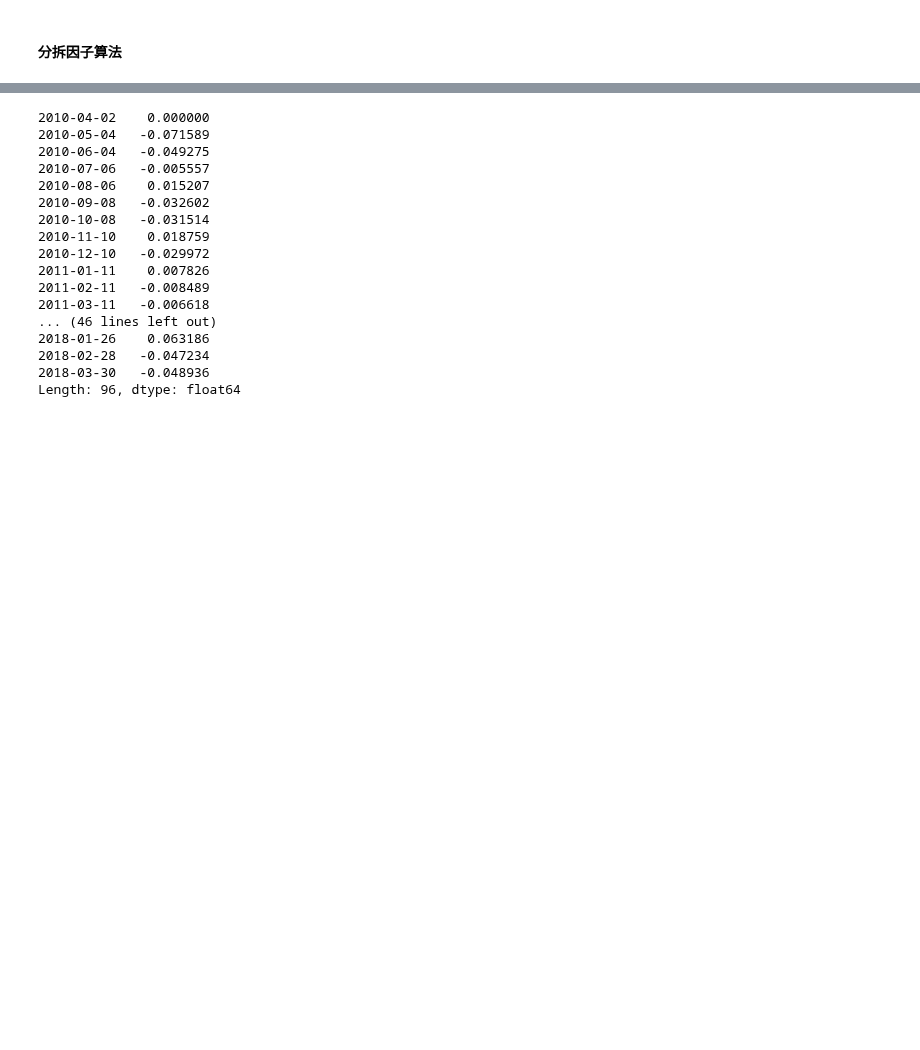
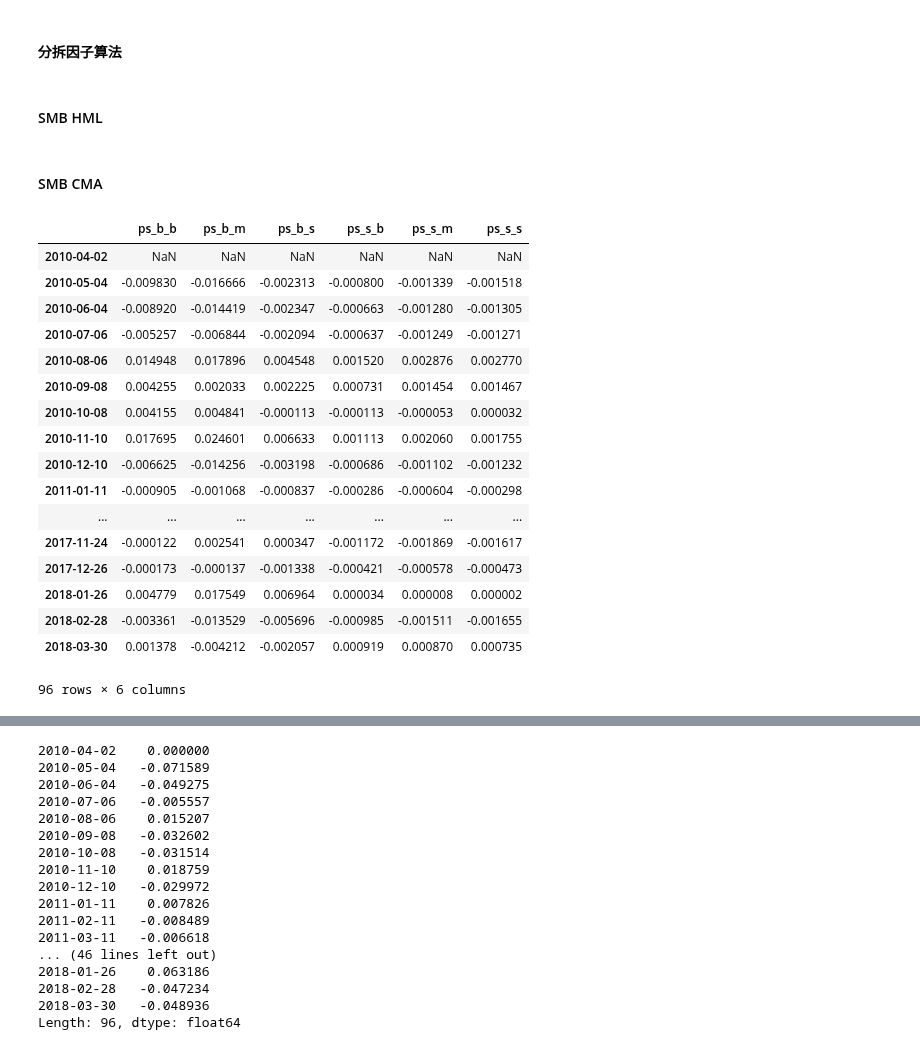
Before and after one commit to brainee/fama, a Jupyter notebook: fama5/zy-fama-frech-5-split-factor.ipynb, the cells around one changed output, grey strips where cells are left out. Cells and saved outputs as stored; diff of their text form; code cells hidden in the pictures; blank space fills up the shorter version.

Commit message:
complete the six split factors

```diff
--- a/fama5/zy-fama-frech-5-split-factor.ipynb
+++ b/fama5/zy-fama-frech-5-split-factor.ipynb
@@ -558,25 +558,37 @@ def get_factor_cross(index_date,factor1_data,factor2_data,return_data,df_market_
         factor=trans_series(factor)
         factor=trans_index(factor)
     else:
+        df_six=None
 #         factor1_3group={"smallgroup":smallgroup,"middlegroup":middlegroup,"biggroup":biggroup,
 #             "lmark":lmark,"hmark":hmark,"nan_map":nan_map}
         factor1_2group=get_2group(index_date,factor1_data,recordnan)
         factor2_3group=get_3group(index_date,factor2_data,recordnan)
-        cross_s_s,cross_s_m,cross_s_b,cross_b_s,cross_b_m,cross_b_b=get_six_group(index_date,factor1_data,factor2_data,recordnan=recordnan_withstk)
+        cross_s_s,cross_s_m,cross_s_b,cross_b_s,cross_b_m,cross_b_b=get_six_group(index_date,factor1_2group,factor2_3group,recordnan=recordnan_withstk)
 
-        factor=get_3group_factor(index_date,factor_3group,return_data,df_market_cap,recordnan,factor_type="bms")
+#         valid_total_market_cap={}
+#         nan_map={}
+#         group_return=get_group_return(index_date,cross_s_s,return_data,df_market_cap,nan_map,valid_total_market_cap,recordnan)
+        ps_s_s=get_single_group_return(index_date,cross_s_s,return_data,df_market_cap)
+        ps_s_m=get_single_group_return(index_date,cross_s_m,return_data,df_market_cap)
+        ps_s_b=get_single_group_return(index_date,cross_s_b,return_data,df_market_cap)
 
-    return factor
+        ps_b_s=get_single_group_return(index_date,cross_b_s,return_data,df_market_cap)
+        ps_b_m=get_single_group_return(index_date,cross_b_m,return_data,df_market_cap)
+        ps_b_b=get_single_group_return(index_date,cross_b_b,return_data,df_market_cap)
+
+        df_six=pd.DataFrame({"ps_s_s":ps_s_s,"ps_s_m":ps_s_m,"ps_s_b":ps_s_b,"ps_b_s":ps_b_s,"ps_b_m":ps_b_m,"ps_b_b":ps_b_b})
+
+    return df_six
 
 def get_six_group(index_date,factor1_2group,factor2_3group,recordnan=recordnan_withstk):
 #     factor1_2group=get_2group(index_date,factor1_data,recordnan)
 #     factor2_3group=get_3group(index_date,factor2_data,recordnan)
-    cross_s_s=get_two_cross_group(factor1_2group.smallgroup,factor2_3group.smallgroup)
-    cross_s_m=get_two_cross_group(factor1_2group.smallgroup,factor2_3group.middlegroup)
-    cross_s_b=get_two_cross_group(factor1_2group.smallgroup,factor2_3group.biggroup)
-    cross_b_s=get_two_cross_group(factor1_2group.biggroup,factor2_3group.smallgroup)
-    cross_b_m=get_two_cross_group(factor1_2group.biggroup,factor2_3group.middlegroup)
-    cross_b_b=get_two_cross_group(factor1_2group.biggroup,factor2_3group.biggroup)
+    cross_s_s=get_two_cross_group(index_date,factor1_2group.get("smallgroup"),factor2_3group.get("smallgroup"))
+    cross_s_m=get_two_cross_group(index_date,factor1_2group.get("smallgroup"),factor2_3group.get("middlegroup"))
+    cross_s_b=get_two_cross_group(index_date,factor1_2group.get("smallgroup"),factor2_3group.get("biggroup"))
+    cross_b_s=get_two_cross_group(index_date,factor1_2group.get("biggroup"),factor2_3group.get("smallgroup"))
+    cross_b_m=get_two_cross_group(index_date,factor1_2group.get("biggroup"),factor2_3group.get("middlegroup"))
+    cross_b_b=get_two_cross_group(index_date,factor1_2group.get("biggroup"),factor2_3group.get("biggroup"))
     return cross_s_s,cross_s_m,cross_s_b,cross_b_s,cross_b_m,cross_b_b
 
 def get_two_cross_group(index_date,group1,group2):
@@ -589,8 +601,10 @@ def get_two_cross_group(index_date,group1,group2):
         cross_stocks[date]=s1.intersection(s2)
     return cross_stocks
 
-def get_single_group(index_date,group,return_data,df_market_cap,recordnan):
-    valid_total_market_cap={}
-    nan_map={}
+#return Series
+def get_single_group_return(index_date,group,return_data,df_market_cap,valid_total_market_cap={},nan_map={},recordnan=recordnan_withstk):
+    #计算小组回报
     group_return=get_group_return(index_date,group,return_data,df_market_cap,nan_map,valid_total_market_cap,recordnan)
-    return group_return
+    s_group_return=pd.Series(group_return)
+    s_valid_total_market_cap=pd.Series(valid_total_market_cap)
+    return s_group_return/s_valid_total_market_cap
@@ -599,0 +611,2 @@ def get_single_group(index_date,group,return_data,df_market_cap,recordnan):
+# %% [markdown]
+#### SMB HML
@@ -599,0 +622,24 @@ def get_single_group(index_date,group,return_data,df_market_cap,recordnan):
+# %% [markdown]
+#### SMB CMA
+# %%
+df_six_smb_cma=get_factor_cross(index_date,df_market_cap,factor_data,return_data,df_market_cap,recordnan=recordnan_withstk)
+df_six_smb_cma
+# %% [output]
+|  | ps_b_b | ps_b_m | ps_b_s | ps_s_b | ps_s_m | ps_s_s |
+| 2010-04-02 | NaN | NaN | NaN | NaN | NaN | NaN |
+| 2010-05-04 | -0.009830 | -0.016666 | -0.002313 | -0.000800 | -0.001339 | -0.001518 |
+| 2010-06-04 | -0.008920 | -0.014419 | -0.002347 | -0.000663 | -0.001280 | -0.001305 |
+| 2010-07-06 | -0.005257 | -0.006844 | -0.002094 | -0.000637 | -0.001249 | -0.001271 |
+| 2010-08-06 | 0.014948 | 0.017896 | 0.004548 | 0.001520 | 0.002876 | 0.002770 |
+| 2010-09-08 | 0.004255 | 0.002033 | 0.002225 | 0.000731 | 0.001454 | 0.001467 |
+| 2010-10-08 | 0.004155 | 0.004841 | -0.000113 | -0.000113 | -0.000053 | 0.000032 |
+| 2010-11-10 | 0.017695 | 0.024601 | 0.006633 | 0.001113 | 0.002060 | 0.001755 |
+| 2010-12-10 | -0.006625 | -0.014256 | -0.003198 | -0.000686 | -0.001102 | -0.001232 |
+| 2011-01-11 | -0.000905 | -0.001068 | -0.000837 | -0.000286 | -0.000604 | -0.000298 |
+| ... | ... | ... | ... | ... | ... | ... |
+| 2017-11-24 | -0.000122 | 0.002541 | 0.000347 | -0.001172 | -0.001869 | -0.001617 |
+| 2017-12-26 | -0.000173 | -0.000137 | -0.001338 | -0.000421 | -0.000578 | -0.000473 |
+| 2018-01-26 | 0.004779 | 0.017549 | 0.006964 | 0.000034 | 0.000008 | 0.000002 |
+| 2018-02-28 | -0.003361 | -0.013529 | -0.005696 | -0.000985 | -0.001511 | -0.001655 |
+| 2018-03-30 | 0.001378 | -0.004212 | -0.002057 | 0.000919 | 0.000870 | 0.000735 |
+96 rows × 6 columns
```
Also changed, not shown: parts of 21 cells of this notebook, 1 other file.
